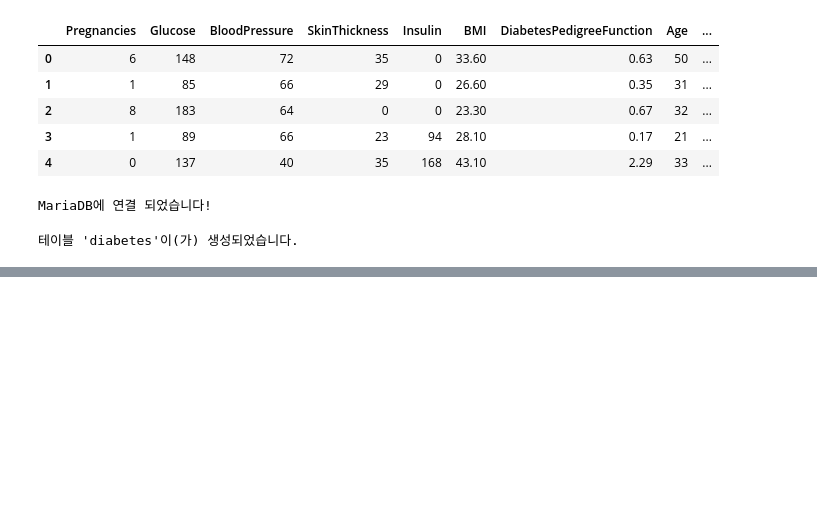
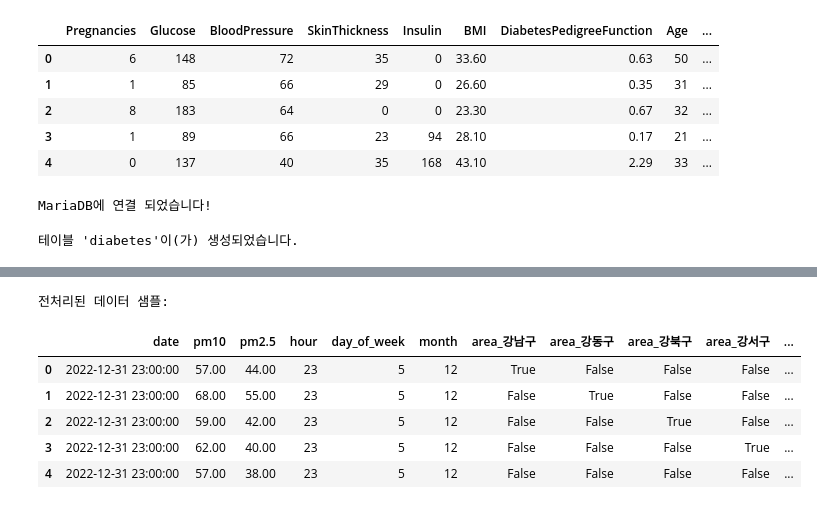
Before and after one commit to KIMMZN/python, a Jupyter notebook: ML_2.ipynb, the cells around one changed output, grey strips where cells are left out. Cells and saved outputs as stored; diff of their text form; code cells hidden in the pictures; blank space fills up the shorter version.

```diff
--- a/ML_2.ipynb
+++ b/ML_2.ipynb
@@ -463,0 +556,28 @@ AttributeError: ececute
+# %%
+#데이터 전처리
+#날짜 변환
+df['date'] = pd.to_datetime(df['date'])
+# %%
+# 결측치 처리
+df['pm10'] = df['pm10'].fillna(df['pm10'].mean())
+df['pm2.5'] = df['pm2.5'].fillna(df['pm2.5'].mean())
+# %%
+# 시간 관련 피처 추가
+df['hour'] = df['date'].dt.hour
+df['day_of_week'] = df['date'].dt.dayofweek
+df['month'] = df['date'].dt.month
+# %%
+#지역 원-핫 인코딩
+df_encoded = pd.get_dummies(df, columns=['area'], prefix='area')
+# %%
+#전처리된 데이터 확인
+print('\n전처리된 데이터 샘플:')
+display(df_encoded.head())
+# %% [output]
+전처리된 데이터 샘플:
+|  | date | pm10 | pm2.5 | hour | day_of_week | month | area_강남구 | area_강동구 | area_강북구 | area_강서구 | ... |
+| 0 | 2022-12-31 23:00:00 | 57.00 | 44.00 | 23 | 5 | 12 | True | False | False | False | ... |
+| 1 | 2022-12-31 23:00:00 | 68.00 | 55.00 | 23 | 5 | 12 | False | True | False | False | ... |
+| 2 | 2022-12-31 23:00:00 | 59.00 | 42.00 | 23 | 5 | 12 | False | False | True | False | ... |
+| 3 | 2022-12-31 23:00:00 | 62.00 | 40.00 | 23 | 5 | 12 | False | False | False | True | ... |
+| 4 | 2022-12-31 23:00:00 | 57.00 | 38.00 | 23 | 5 | 12 | False | False | False | False | ... |
```
Also changed, not shown: parts of 16 cells of this notebook, 11 other files.
